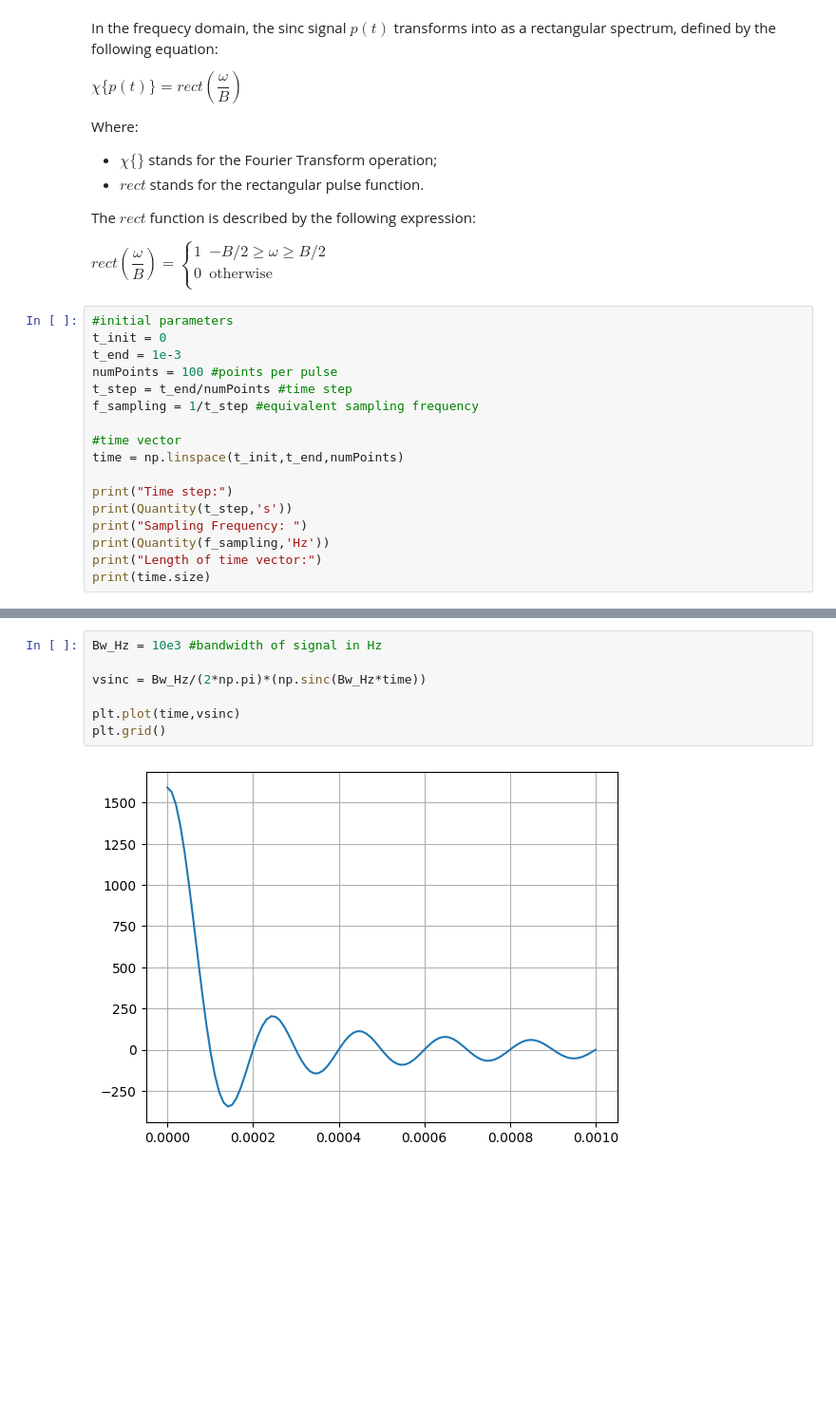
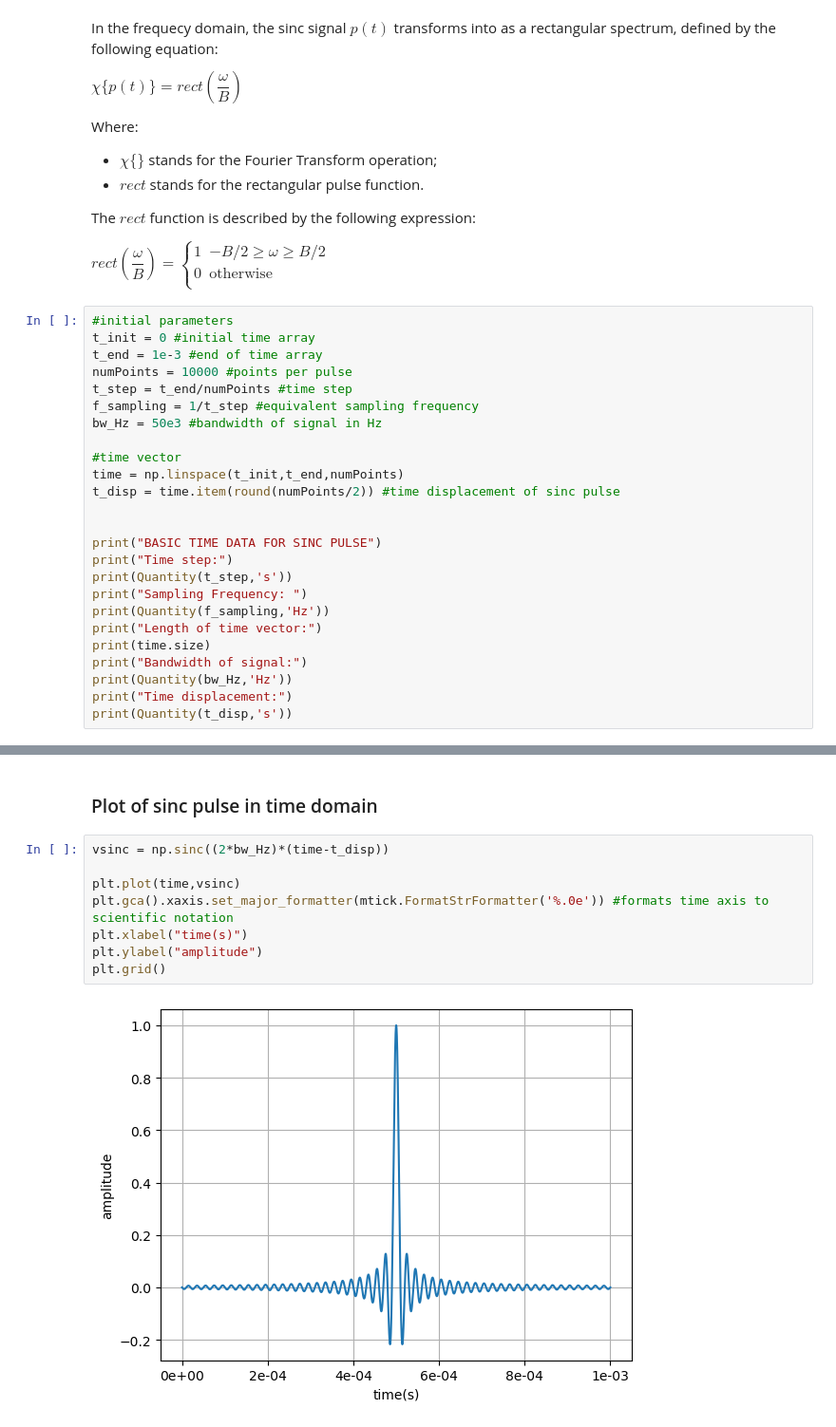
Before and after one commit to floose/py-ju-sea-dsp, a Jupyter notebook: ex1-rc-circ/LTSpice_Nyquist_pulse.ipynb, the cells around one changed output, grey strips where cells are left out. Shown at 95% size. Drawn from its saved outputs; the diff is of its cells as text; blank space fills up the shorter version.

Commit message:
fixed equations and added fft plot script

```diff
--- a/ex1-rc-circ/LTSpice_Nyquist_pulse.ipynb
+++ b/ex1-rc-circ/LTSpice_Nyquist_pulse.ipynb
@@ -38,19 +39,27 @@ $rect \left ( \dfrac{\omega}{B}\right ) =  \begin{cases}1 & -B/2 \geq \omega \ge
 \end{cases}$
 # %%
 #initial parameters
-t_init = 0
-t_end = 1e-3
-numPoints = 100 #points per pulse
+t_init = 0 #initial time array
+t_end = 1e-3 #end of time array
+numPoints = 10000 #points per pulse
 t_step = t_end/numPoints #time step
 f_sampling = 1/t_step #equivalent sampling frequency
+bw_Hz = 50e3 #bandwidth of signal in Hz
 
 #time vector
 time = np.linspace(t_init,t_end,numPoints)
+t_disp = time.item(round(numPoints/2)) #time displacement of sinc pulse
 
+
+print("BASIC TIME DATA FOR SINC PULSE")
 print("Time step:")
 print(Quantity(t_step,'s'))
 print("Sampling Frequency: ")
 print(Quantity(f_sampling,'Hz'))
 print("Length of time vector:")
 print(time.size)
+print("Bandwidth of signal:")
+print(Quantity(bw_Hz,'Hz'))
+print("Time displacement:")
+print(Quantity(t_disp,'s'))
 # %% [output]
@@ -63,9 +77,12 @@ Length of time vector:
-# %%
-Bw_Hz = 10e3 #bandwidth of signal in Hz
-
-vsinc = Bw_Hz/(2*np.pi)*(np.sinc(Bw_Hz*time))
-
-plt.plot(time,vsinc)
-plt.grid()
-# %% [output]
-[figure, removed]
+# %% [markdown]
+### Plot of sinc pulse in time domain
+# %%
+vsinc = np.sinc((2*bw_Hz)*(time-t_disp))
+
+plt.plot(time,vsinc)
+plt.gca().xaxis.set_major_formatter(mtick.FormatStrFormatter('%.0e')) #formats time axis to scientific notation
+plt.xlabel("time(s)")
+plt.ylabel("amplitude")
+plt.grid()
+# %% [output]
+[figure, added]
```
Also changed, not shown: parts of 9 cells of this notebook.
